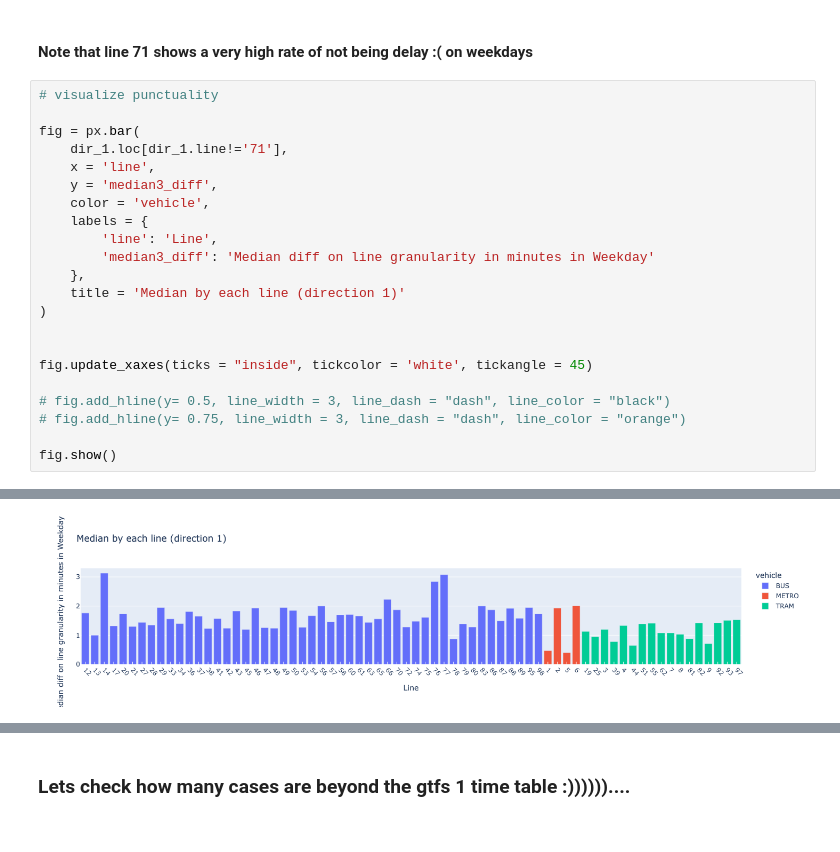
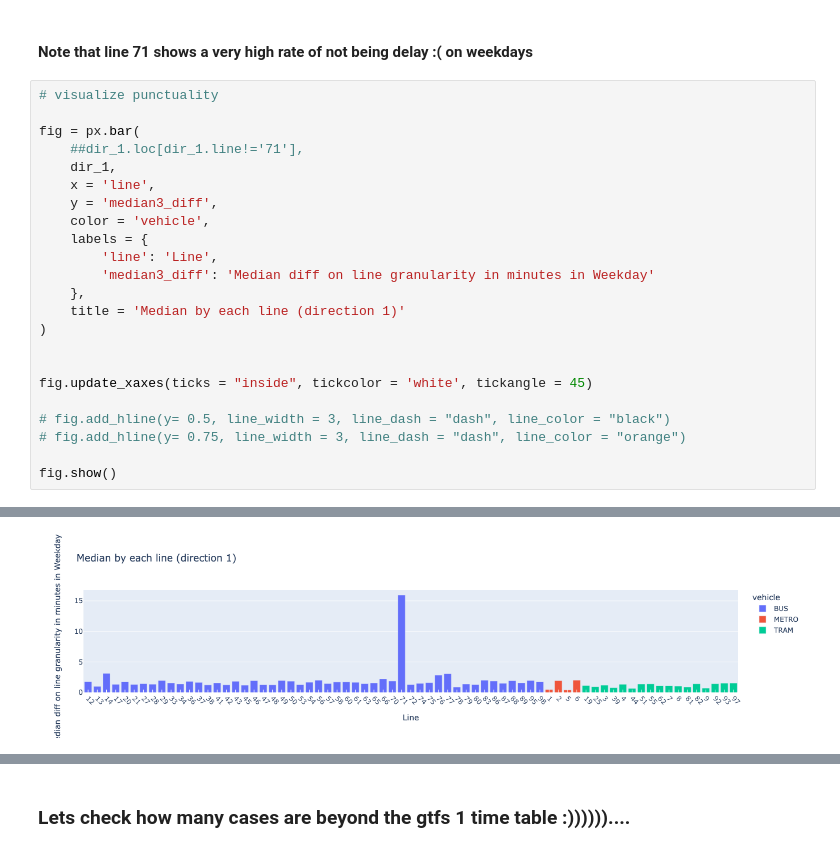
Before and after one commit to ahmadabusaiid/dm-stib-hack-my-ride, a Jupyter notebook: stib_vh_pos/stib_vh_pos_ewt_punctuality.ipynb, the cells around one changed output, grey strips where cells are left out. Saved outputs shown, nothing was run; the diff lists cells and outputs as text.

```diff
--- a/stib_vh_pos/stib_vh_pos_ewt_punctuality.ipynb
+++ b/stib_vh_pos/stib_vh_pos_ewt_punctuality.ipynb
@@ -527,28 +529,29 @@ dir_2 = p_df.loc[p_df.direction == 2]
 # %%
 # visualize punctuality
 
 fig = px.bar(
-    dir_1.loc[dir_1.line!='71'],
+    ##dir_1.loc[dir_1.line!='71'],
+    dir_1,
     x = 'line',
     y = 'median3_diff',
     color = 'vehicle',
     labels = {
         'line': 'Line',
         'median3_diff': 'Median diff on line granularity in minutes in Weekday'
     },
     title = 'Median by each line (direction 1)'
 )
 
 
 fig.update_xaxes(ticks = "inside", tickcolor = 'white', tickangle = 45)
 
 # fig.add_hline(y= 0.5, line_width = 3, line_dash = "dash", line_color = "black")
 # fig.add_hline(y= 0.75, line_width = 3, line_dash = "dash", line_color = "orange")
 
 fig.show()
 # %% [output]
 [interactive output not drawn]
-[figure, old version]
+[figure, new version]
 # %%
 # visualize punctuality
 
```
Also changed, not shown: parts of 2 cells of this notebook, 1 other file.
